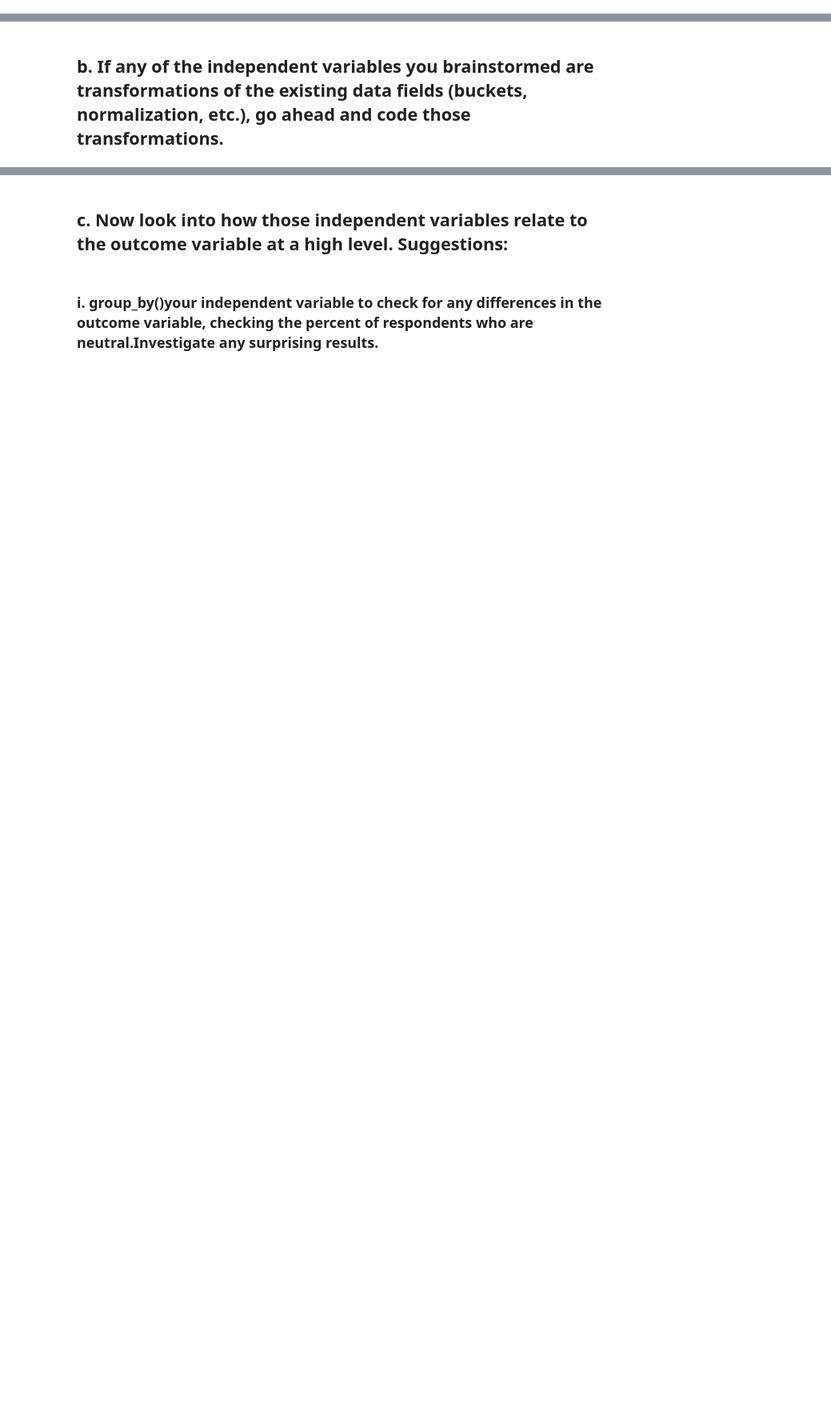
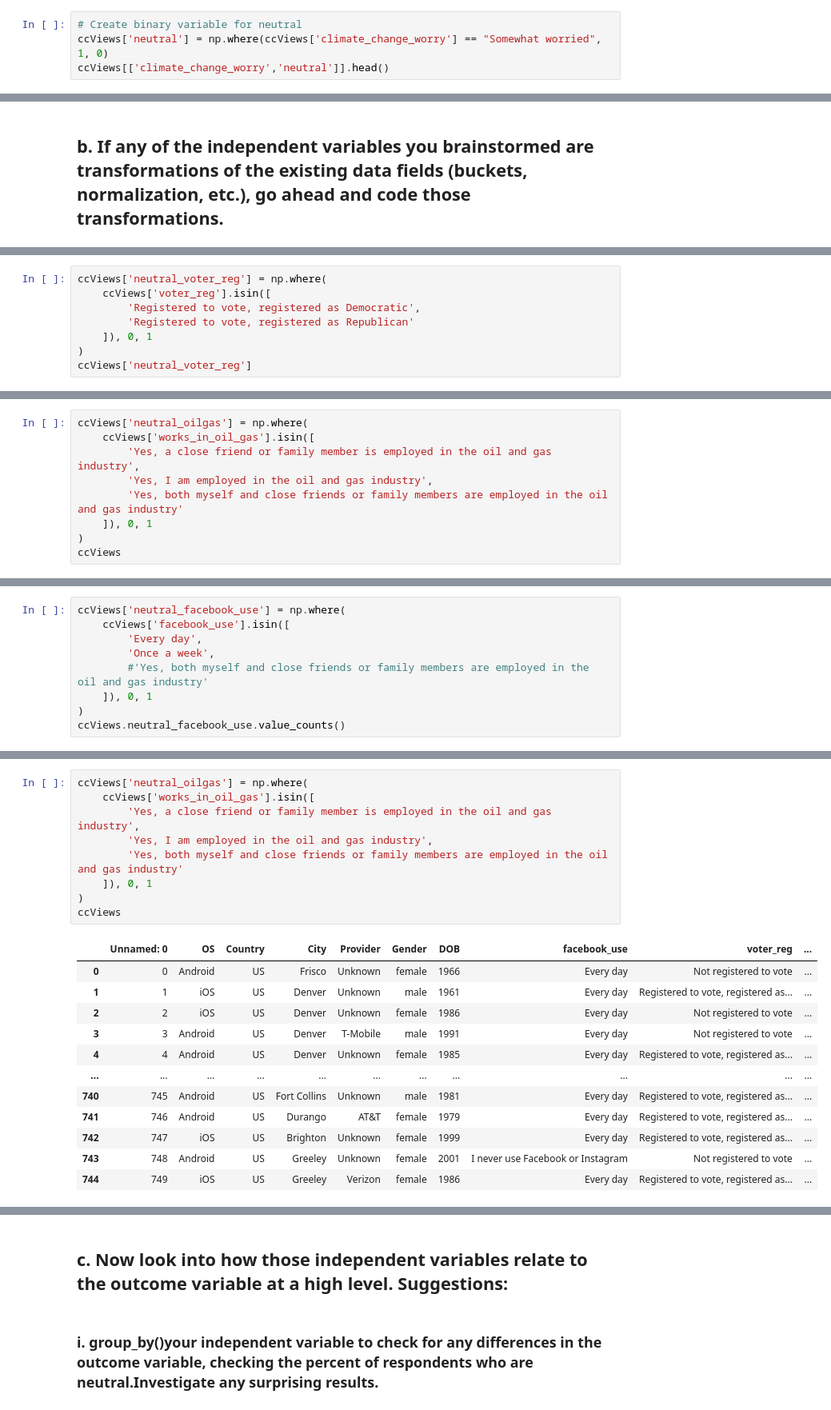
Before and after one commit to pastelpargoal/RegressionTableHP, a Jupyter notebook: Hw6.ipynb, the cells around one changed output, grey strips where cells are left out. Shown: that part at 80% size. Cells and saved outputs as stored; diff of their text form; blank space fills up the shorter version.

```diff
--- a/Hw6.ipynb
+++ b/Hw6.ipynb
@@ -239,0 +144,4 @@ ccViews.head()
+# %%
+# Create binary variable for neutral
+ccViews['neutral'] = np.where(ccViews['climate_change_worry'] == "Somewhat worried", 1, 0)
+ccViews[['climate_change_worry','neutral']].head()
@@ -266,0 +183,8 @@ City (city)
+# %%
+ccViews['neutral_voter_reg'] = np.where(
+    ccViews['voter_reg'].isin([
+        'Registered to vote, registered as Democratic',
+        'Registered to vote, registered as Republican'
+    ]), 0, 1
+)
+ccViews['neutral_voter_reg']
@@ -266,0 +208,9 @@ City (city)
+# %%
+ccViews['neutral_oilgas'] = np.where(
+    ccViews['works_in_oil_gas'].isin([
+        'Yes, a close friend or family member is employed in the oil and gas industry',
+        'Yes, I am employed in the oil and gas industry',
+        'Yes, both myself and close friends or family members are employed in the oil and gas industry'
+    ]), 0, 1
+)
+ccViews
@@ -266,0 +219,9 @@ City (city)
+# %%
+ccViews['neutral_facebook_use'] = np.where(
+    ccViews['facebook_use'].isin([
+        'Every day',
+        'Once a week',
+        #'Yes, both myself and close friends or family members are employed in the oil and gas industry'
+    ]), 0, 1
+)
+ccViews.neutral_facebook_use.value_counts()
@@ -266,0 +255,22 @@ City (city)
+# %%
+ccViews['neutral_oilgas'] = np.where(
+    ccViews['works_in_oil_gas'].isin([
+        'Yes, a close friend or family member is employed in the oil and gas industry',
+        'Yes, I am employed in the oil and gas industry',
+        'Yes, both myself and close friends or family members are employed in the oil and gas industry'
+    ]), 0, 1
+)
+ccViews
+# %% [output]
+|  | Unnamed: 0 | OS | Country | City | Provider | Gender | DOB | facebook_use | voter_reg | ... |
+| 0 | 0 | Android | US | Frisco | Unknown | female | 1966 | Every day | Not registered to vote | ... |
+| 1 | 1 | iOS | US | Denver | Unknown | male | 1961 | Every day | Registered to vote, registered as... | ... |
+| 2 | 2 | iOS | US | Denver | Unknown | female | 1986 | Every day | Not registered to vote | ... |
+| 3 | 3 | Android | US | Denver | T-Mobile | male | 1991 | Every day | Not registered to vote | ... |
+| 4 | 4 | Android | US | Denver | Unknown | female | 1985 | Every day | Registered to vote, registered as... | ... |
+| ... | ... | ... | ... | ... | ... | ... | ... | ... | ... | ... |
+| 740 | 745 | Android | US | Fort Collins | Unknown | male | 1981 | Every day | Registered to vote, registered as... | ... |
+| 741 | 746 | Android | US | Durango | AT&T | female | 1979 | Every day | Registered to vote, registered as... | ... |
+| 742 | 747 | iOS | US | Brighton | Unknown | female | 1999 | Every day | Registered to vote, registered as... | ... |
+| 743 | 748 | Android | US | Greeley | Unknown | female | 2001 | I never use Facebook or Instagram | Not registered to vote | ... |
+| 744 | 749 | iOS | US | Greeley | Verizon | female | 1986 | Every day | Registered to vote, registered as... | ... |
```
Also changed, not shown: parts of 47 cells of this notebook.
